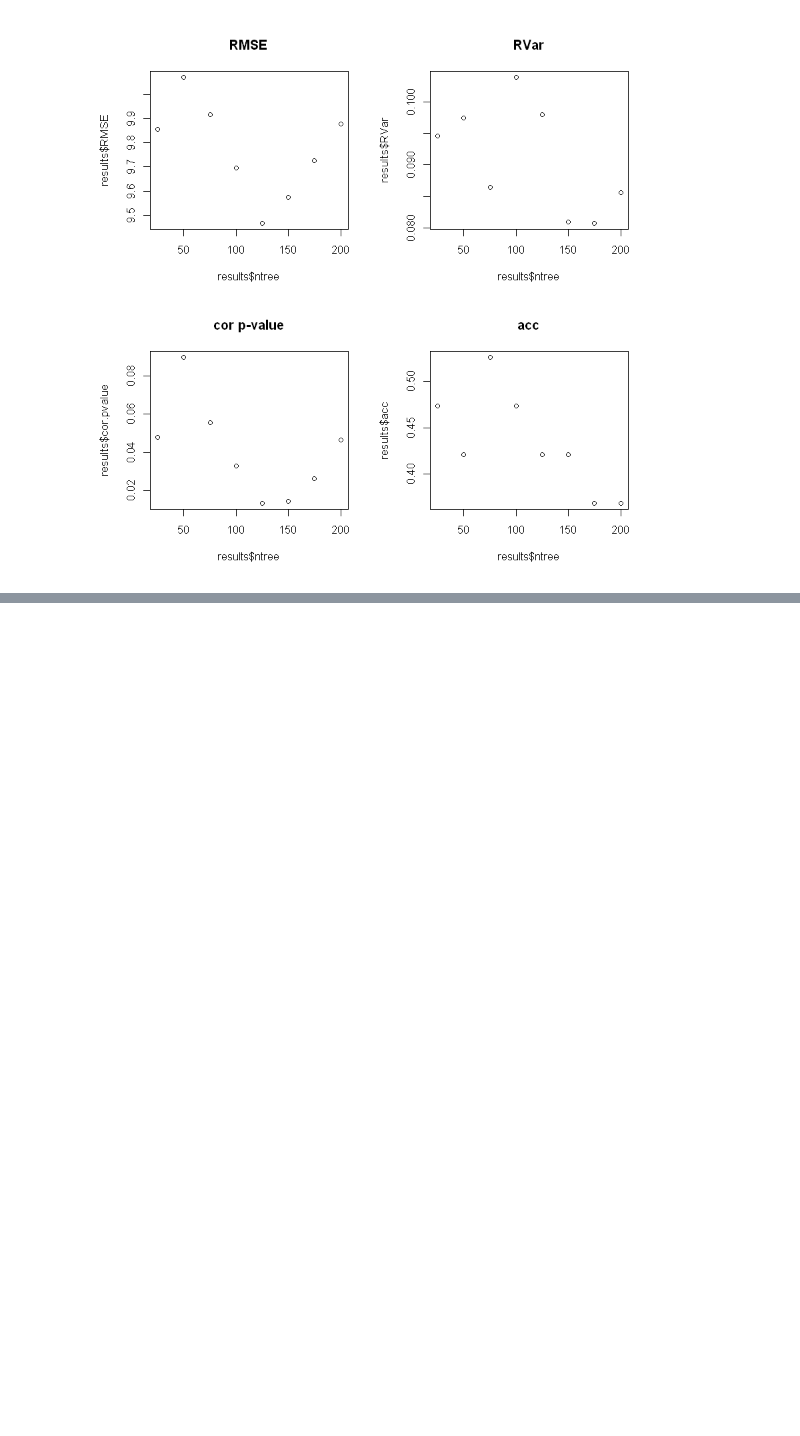
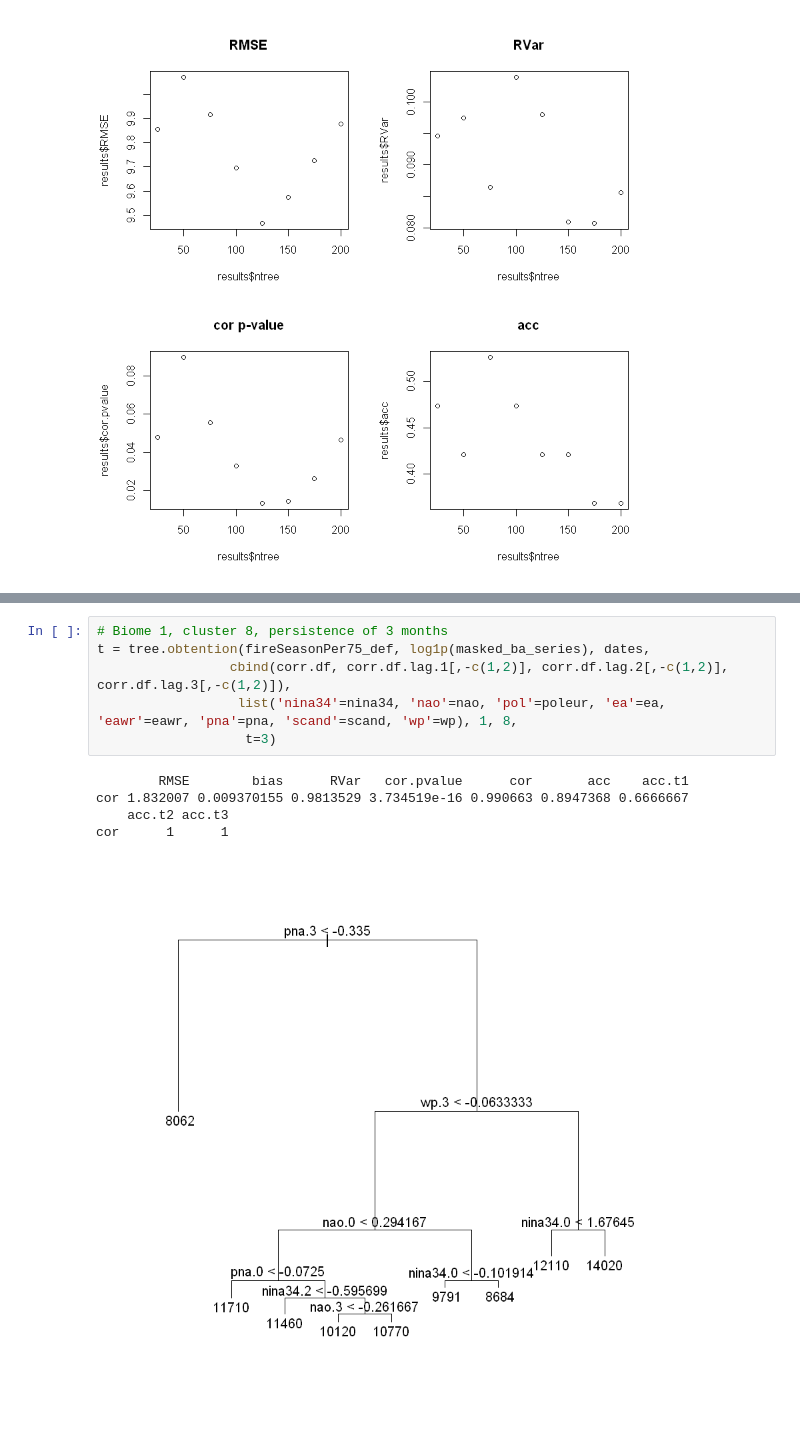
Before and after one commit to MarcosVM98/TFM, a Jupyter notebook: notebooks/Modelling_without_deltas.ipynb, the cells around one changed output, grey strips where cells are left out. Drawn from its saved outputs; the diff is of its cells as text; blank space fills up the shorter version.

```diff
--- a/notebooks/Modelling_new.ipynb
+++ b/notebooks/Modelling_without_deltas.ipynb
@@ -634,0 +724,12 @@ points(tree$mod$pred$pred, col = 'red')
+# %%
+# Biome 1, cluster 8, persistence of 3 months
+t = tree.obtention(fireSeasonPer75_def, log1p(masked_ba_series), dates,
+                 cbind(corr.df, corr.df.lag.1[,-c(1,2)], corr.df.lag.2[,-c(1,2)], corr.df.lag.3[,-c(1,2)]),
+                  list('nina34'=nina34, 'nao'=nao, 'pol'=poleur, 'ea'=ea, 'eawr'=eawr, 'pna'=pna, 'scand'=scand, 'wp'=wp), 1, 8,
+                   t=3)
+# %% [output]
+        RMSE        bias      RVar   cor.pvalue      cor       acc    acc.t1
+cor 1.832007 0.009370155 0.9813529 3.734519e-16 0.990663 0.8947368 0.6666667
+    acc.t2 acc.t3
+cor      1      1
+[figure, added]
```
Also changed, not shown: parts of 41 cells of this notebook, 2 other files.
